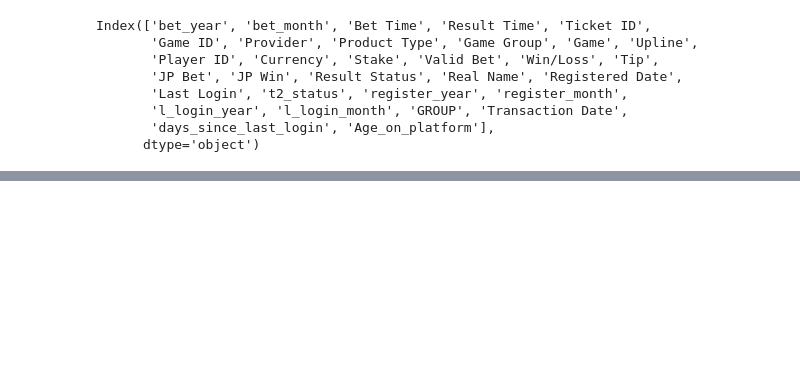
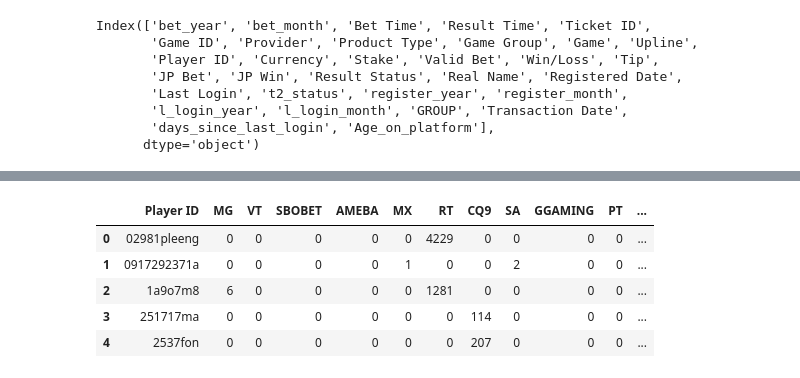
Before and after one commit to DataSenseiAryan/CampaignDb, a Jupyter notebook: Untitled.ipynb, the cells around one changed output, grey strips where cells are left out. Cells and saved outputs as stored; diff of their text form; code cells hidden in the pictures; blank space fills up the shorter version.

```diff
--- a/Untitled.ipynb
+++ b/Untitled.ipynb
@@ -273,0 +303,7 @@ Name: Game, dtype: int64
+# %%
+game_group_pref = df[['Player ID', 'Game', 'Game Group','Provider','Product Type']]
+# %%
+temp_col1= [x for x in game_group_pref['Game Group'].unique()]
+# %%
+for x in temp_col1:
+    game_group_pref[x]= np.where(game_group_pref['Game Group'] == x,1,0)
@@ -273,0 +336,16 @@ Name: Game, dtype: int64
+# %%
+game_provider_type_pref = df[['Player ID', 'Game', 'Game Group','Provider','Product Type']]
+temp_col1= [x for x in game_provider_type_pref['Provider'].unique()]
+for x in temp_col1:
+    game_provider_type_pref[x]= np.where(game_provider_type_pref['Provider'] == x,1,0)
+
+game_provider_type_pref_df = game_provider_type_pref.groupby('Player ID').agg(['sum']).reset_index()[['Player ID']+temp_col1]
+game_provider_type_pref_df.columns = [['Player ID']+temp_col1]
+game_provider_type_pref_df.head()
+# %% [output]
+|  | Player ID | MG | VT | SBOBET | AMEBA | MX | RT | CQ9 | SA | GGAMING | PT | ... |
+| 0 | 02981pleeng | 0 | 0 | 0 | 0 | 0 | 4229 | 0 | 0 | 0 | 0 | ... |
+| 1 | 0917292371a | 0 | 0 | 0 | 0 | 1 | 0 | 0 | 2 | 0 | 0 | ... |
+| 2 | 1a9o7m8 | 6 | 0 | 0 | 0 | 0 | 1281 | 0 | 0 | 0 | 0 | ... |
+| 3 | 251717ma | 0 | 0 | 0 | 0 | 0 | 0 | 114 | 0 | 0 | 0 | ... |
+| 4 | 2537fon | 0 | 0 | 0 | 0 | 0 | 0 | 207 | 0 | 0 | 0 | ... |
```
Also changed, not shown: parts of 37 cells of this notebook.
